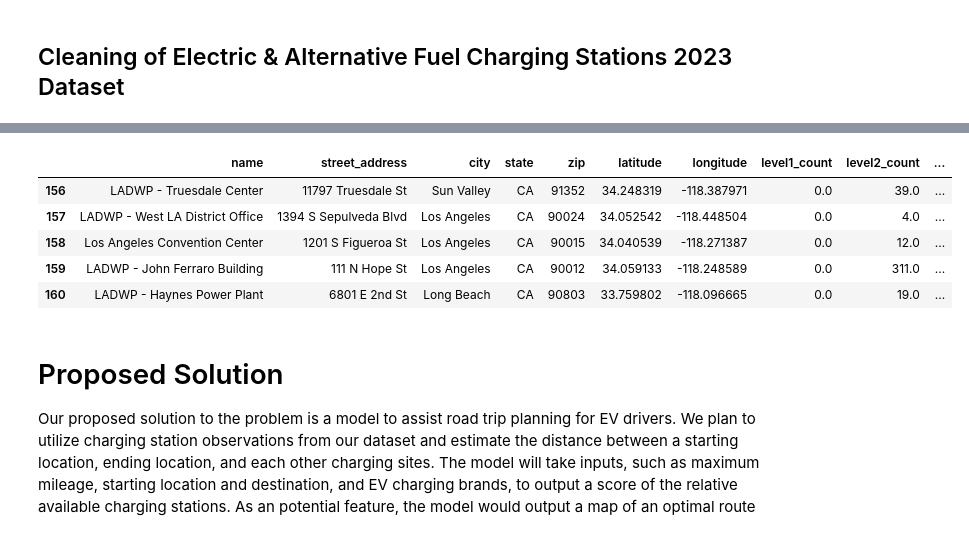
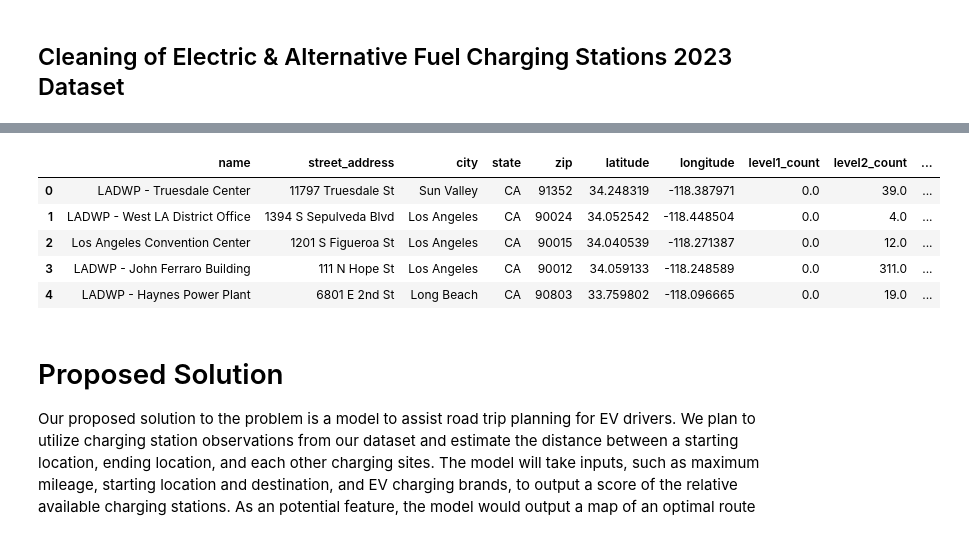
Before and after one commit to COGS118A/Group031-SP23, a Jupyter notebook: Checkpoint_Group031-SP23.ipynb, the cells around one changed output, grey strips where cells are left out. Saved outputs shown, nothing was run; the diff lists cells and outputs as text; code cells hidden in the pictures.

```diff
--- a/Checkpoint_Group031-SP23.ipynb
+++ b/Checkpoint_Group031-SP23.ipynb
@@ -124,14 +128,15 @@ stations_labels = ['name',
 stations_df = stations_df.rename(columns={stations_df.columns[i]: stations_labels[i] for i, _ in enumerate(stations_df.columns)})
 # %%
 # Cleaned dataset
+stations_df = stations_df.reset_index(drop=True)
 stations_df.head()
 # %% [output]
 |  | name | street_address | city | state | zip | latitude | longitude | level1_count | level2_count | ... |
-| 156 | LADWP - Truesdale Center | 11797 Truesdale St | Sun Valley | CA | 91352 | 34.248319 | -118.387971 | 0.0 | 39.0 | ... |
-| 157 | LADWP - West LA District Office | 1394 S Sepulveda Blvd | Los Angeles | CA | 90024 | 34.052542 | -118.448504 | 0.0 | 4.0 | ... |
-| 158 | Los Angeles Convention Center | 1201 S Figueroa St | Los Angeles | CA | 90015 | 34.040539 | -118.271387 | 0.0 | 12.0 | ... |
-| 159 | LADWP - John Ferraro Building | 111 N Hope St | Los Angeles | CA | 90012 | 34.059133 | -118.248589 | 0.0 | 311.0 | ... |
-| 160 | LADWP - Haynes Power Plant | 6801 E 2nd St | Long Beach | CA | 90803 | 33.759802 | -118.096665 | 0.0 | 19.0 | ... |
+| 0 | LADWP - Truesdale Center | 11797 Truesdale St | Sun Valley | CA | 91352 | 34.248319 | -118.387971 | 0.0 | 39.0 | ... |
+| 1 | LADWP - West LA District Office | 1394 S Sepulveda Blvd | Los Angeles | CA | 90024 | 34.052542 | -118.448504 | 0.0 | 4.0 | ... |
+| 2 | Los Angeles Convention Center | 1201 S Figueroa St | Los Angeles | CA | 90015 | 34.040539 | -118.271387 | 0.0 | 12.0 | ... |
+| 3 | LADWP - John Ferraro Building | 111 N Hope St | Los Angeles | CA | 90012 | 34.059133 | -118.248589 | 0.0 | 311.0 | ... |
+| 4 | LADWP - Haynes Power Plant | 6801 E 2nd St | Long Beach | CA | 90803 | 33.759802 | -118.096665 | 0.0 | 19.0 | ... |
 # %% [markdown]
 # Proposed Solution
 
```
Also changed, not shown: parts of 18 cells of this notebook, 1 other file.
